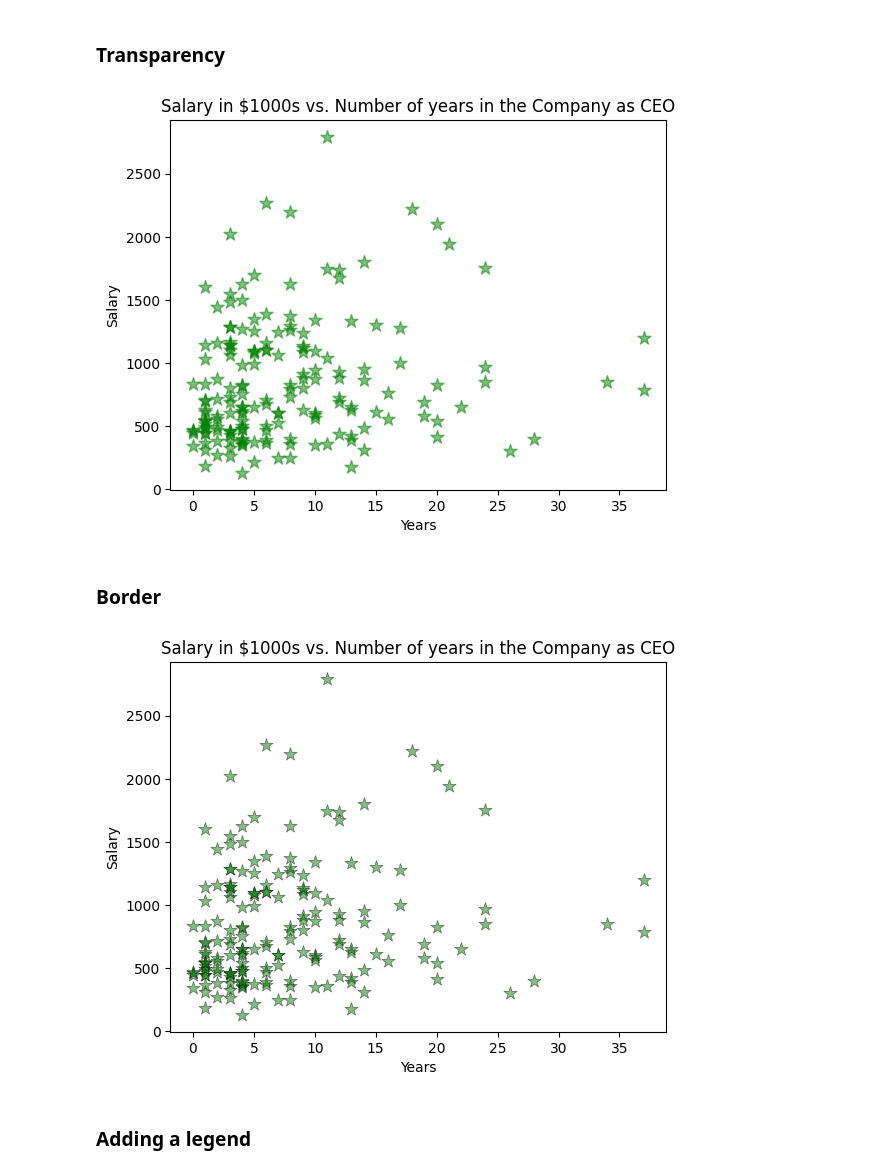
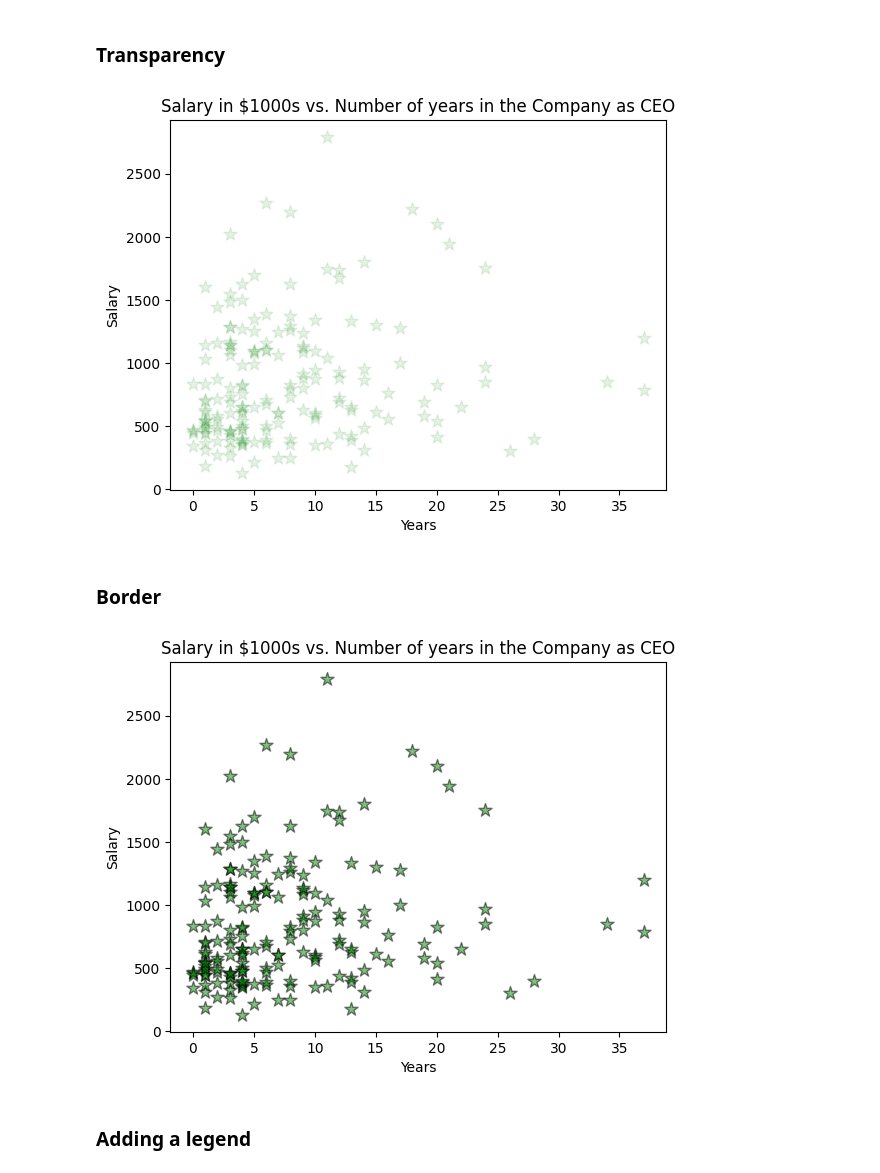
Before and after one commit to havaledar/ECON3740, a Jupyter notebook: W24_ECON3740_Lab_5.ipynb, the cells around one changed output. Drawn from its saved outputs; the diff is of its cells as text; code cells hidden in the pictures.

```diff
--- a/W24_ECON3740_Lab_5.ipynb
+++ b/W24_ECON3740_Lab_5.ipynb
@@ -177,6 +200,8 @@ plt.show()
 # %% [markdown]
 ## CEOSAL plot
 Now, we'll create a simple line plot.
+# %%
+data = pd.read_stata('ceosal.dta')
 # %%
 # Create x and y variables
 x = data['ceoten']
@@ -283,21 +306,21 @@ plt.show()
 # %%
 plt.scatter(x,
             y,
             color='green',
             marker='*',
             s=100,
-            alpha=0.5)
+            alpha=0.1)
 
 # Adding a title
 plt.title('Salary in $1000s vs. Number of years in the Company as CEO')
 
 # Adding the x and y labels
 plt.xlabel('Years')
 plt.ylabel('Salary')
 
 plt.show()
 # %% [output]
-[figure, old version]
+[figure, new version]
 # %% [markdown]
 ### Border
 # %%
@@ -308,7 +331,7 @@ plt.scatter(x,
             s=100,
             alpha=0.5,
             edgecolors='black',
-            linewidths=0.5)
+            linewidths=1)
 
 # Adding a title
 plt.title('Salary in $1000s vs. Number of years in the Company as CEO')
@@ -319,7 +342,7 @@ plt.ylabel('Salary')
 
 plt.show()
 # %% [output]
-[figure, old version]
+[figure, new version]
 # %% [markdown]
 ### Adding a legend
 # %%
```
Also changed, not shown: parts of 20 cells of this notebook.
